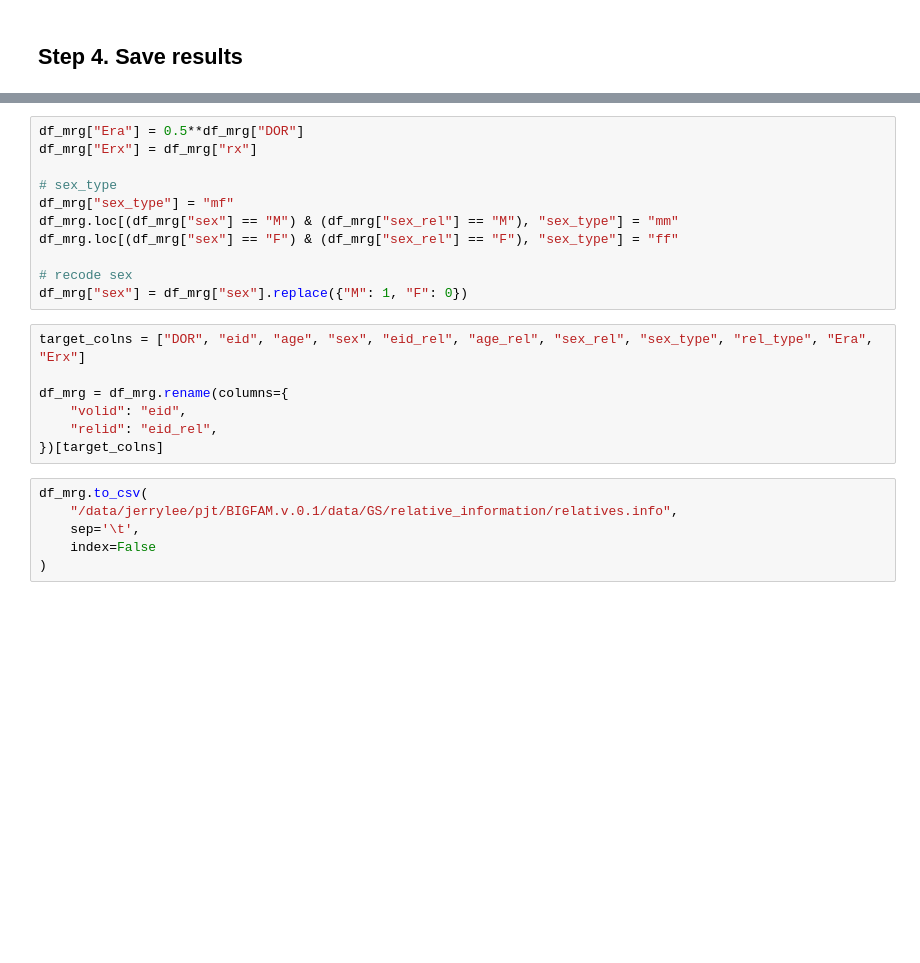
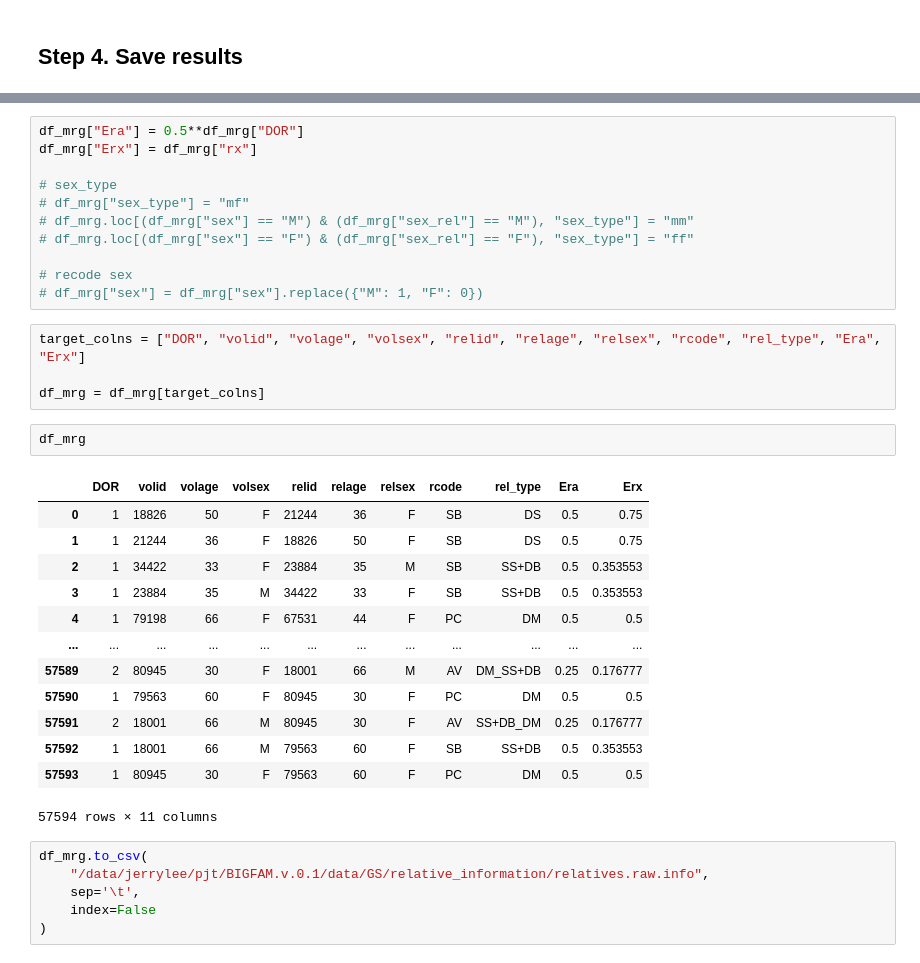
Before and after one commit to jerrylee9310/BIGFAM, a Jupyter notebook: notebook/make_relative_info.ipynb, the cells around one changed output, grey strips where cells are left out. Saved outputs shown, nothing was run; the diff lists cells and outputs as text; blank space fills up the shorter version.

```diff
--- a/notebook/make_relative_info.ipynb
+++ b/notebook/make_relative_info.ipynb
@@ -930,22 +962,35 @@ df_mrg["Era"] = 0.5**df_mrg["DOR"]
 df_mrg["Erx"] = df_mrg["rx"]
 
 # sex_type
-df_mrg["sex_type"] = "mf"
-df_mrg.loc[(df_mrg["sex"] == "M") & (df_mrg["sex_rel"] == "M"), "sex_type"] = "mm"
-df_mrg.loc[(df_mrg["sex"] == "F") & (df_mrg["sex_rel"] == "F"), "sex_type"] = "ff"
+# df_mrg["sex_type"] = "mf"
+# df_mrg.loc[(df_mrg["sex"] == "M") & (df_mrg["sex_rel"] == "M"), "sex_type"] = "mm"
+# df_mrg.loc[(df_mrg["sex"] == "F") & (df_mrg["sex_rel"] == "F"), "sex_type"] = "ff"
 
 # recode sex
-df_mrg["sex"] = df_mrg["sex"].replace({"M": 1, "F": 0})
+# df_mrg["sex"] = df_mrg["sex"].replace({"M": 1, "F": 0})
-# %%
-target_colns = ["DOR", "eid", "age", "sex", "eid_rel", "age_rel", "sex_rel", "sex_type", "rel_type", "Era", "Erx"]
-
-df_mrg = df_mrg.rename(columns={
-    "volid": "eid",
-    "relid": "eid_rel",
-})[target_colns]
+# %%
+target_colns = ["DOR", "volid", "volage", "volsex", "relid", "relage", "relsex", "rcode", "rel_type", "Era", "Erx"]
+
+df_mrg = df_mrg[target_colns]
+# %%
+df_mrg
+# %% [output]
+|  | DOR | volid | volage | volsex | relid | relage | relsex | rcode | rel_type | Era | Erx |
+| 0 | 1 | 18826 | 50 | F | 21244 | 36 | F | SB | DS | 0.5 | 0.75 |
+| 1 | 1 | 21244 | 36 | F | 18826 | 50 | F | SB | DS | 0.5 | 0.75 |
+| 2 | 1 | 34422 | 33 | F | 23884 | 35 | M | SB | SS+DB | 0.5 | 0.353553 |
+| 3 | 1 | 23884 | 35 | M | 34422 | 33 | F | SB | SS+DB | 0.5 | 0.353553 |
+| 4 | 1 | 79198 | 66 | F | 67531 | 44 | F | PC | DM | 0.5 | 0.5 |
+| ... | ... | ... | ... | ... | ... | ... | ... | ... | ... | ... | ... |
+| 57589 | 2 | 80945 | 30 | F | 18001 | 66 | M | AV | DM_SS+DB | 0.25 | 0.176777 |
+| 57590 | 1 | 79563 | 60 | F | 80945 | 30 | F | PC | DM | 0.5 | 0.5 |
+| 57591 | 2 | 18001 | 66 | M | 80945 | 30 | F | AV | SS+DB_DM | 0.25 | 0.176777 |
+| 57592 | 1 | 18001 | 66 | M | 79563 | 60 | F | SB | SS+DB | 0.5 | 0.353553 |
+| 57593 | 1 | 80945 | 30 | F | 79563 | 60 | F | PC | DM | 0.5 | 0.5 |
+57594 rows × 11 columns
 # %%
 df_mrg.to_csv(
-    "/data/jerrylee/pjt/BIGFAM.v.0.1/data/GS/relative_information/relatives.info",
+    "/data/jerrylee/pjt/BIGFAM.v.0.1/data/GS/relative_information/relatives.raw.info",
     sep='\t',
     index=False
 )
```
Also changed, not shown: parts of 7 cells of this notebook, 16 other files.
